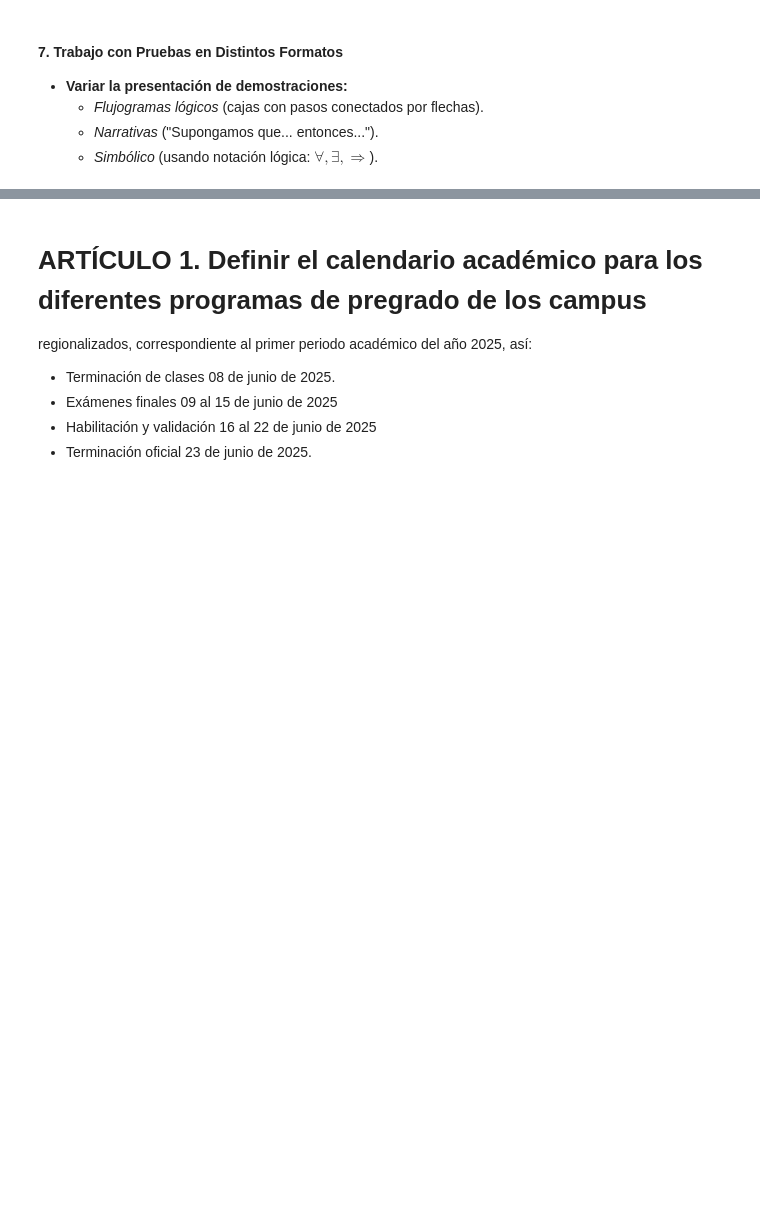
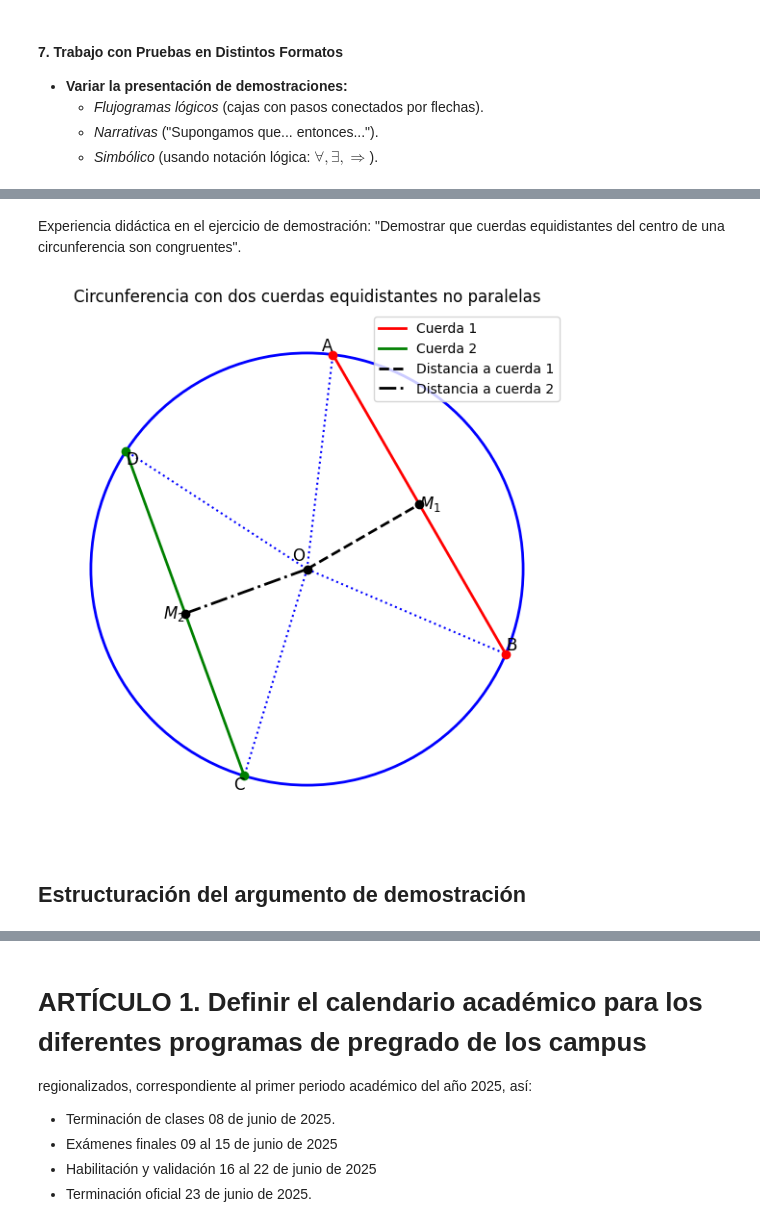
Before and after one commit to marco-canas/investigacion_en_asesoria, a Jupyter notebook: 2_secuencia_accion/2_Diseño_Proceso_IAE/Intervencion/3_asesoria_geometria/6_circunferencias/1_circunferencias.ipynb, the cells around one changed output, grey strips where cells are left out. Saved outputs shown, nothing was run; the diff lists cells and outputs as text; code cells hidden in the pictures; blank space fills up the shorter version.

Commit message:
cuerdas equidistantes no paralelas

```diff
--- a/2_secuencia_accion/2_Diseño_Proceso_IAE/Intervencion/3_asesoria_geometria/6_circunferencias/1_circunferencias.ipynb
+++ b/2_secuencia_accion/2_Diseño_Proceso_IAE/Intervencion/3_asesoria_geometria/6_circunferencias/1_circunferencias.ipynb
@@ -412,0 +412,76 @@ Clasificar el enunciado para elegir el método de demostración adecuado:
+# %% [markdown]
+Experiencia didáctica en el ejercicio de demostración: "Demostrar que cuerdas equidistantes del centro de una circunferencia son congruentes".
+# %%
+import numpy as np
+import matplotlib.pyplot as plt
+
+# Parámetros de la circunferencia
+r = 5
+center = (0, 0)
+
+# Ángulos para las cuerdas (no paralelas)
+theta1 = np.deg2rad(30)
+theta2 = np.deg2rad(100)
+theta3 = np.deg2rad(200)
+theta4 = np.deg2rad(280)
+
+# Distancia desde el centro a las cuerdas (misma para ambas)
+d = 3
+
+def chord_points(r, d, theta):
+    x0 = d * np.cos(theta)
+    y0 = d * np.sin(theta)
+    dx = -np.sin(theta)
+    dy = np.cos(theta)
+    l = np.sqrt(r**2 - d**2)
+    x1 = x0 + l * dx
+    y1 = y0 + l * dy
+    x2 = x0 - l * dx
+    y2 = y0 - l * dy
+    return (x1, y1), (x2, y2), (x0, y0)
+
+# Cuerda 1 (ángulo theta1)
+A, B, M1 = chord_points(r, d, theta1)
+# Cuerda 2 (ángulo theta3)
+C, D, M2 = chord_points(r, d, theta3)
+
+fig, ax = plt.subplots(figsize=(7,7))
+circle = plt.Circle(center, r, fill=False, color='blue', linewidth=2)
+ax.add_artist(circle)
+
+ax.plot([A[0], B[0]], [A[1], B[1]], 'r-', lw=2, label='Cuerda 1')
+ax.plot([C[0], D[0]], [C[1], D[1]], 'g-', lw=2, label='Cuerda 2')
+
+ax.plot([0, M1[0]], [0, M1[1]], 'k--', lw=2, label='Distancia a cuerda 1')
+ax.plot([0, M2[0]], [0, M2[1]], 'k-.', lw=2, label='Distancia a cuerda 2')
+
+for P in [A, B, C, D]:
+    ax.plot([0, P[0]], [0, P[1]], 'b:', lw=1.5)
+
+ax.plot(*A, 'ro')
+ax.plot(*B, 'ro')
+ax.plot(*C, 'go')
+ax.plot(*D, 'go')
+ax.plot(*M1, 'ko')
+ax.plot(*M2, 'ko')
+ax.plot(0, 0, 'ko')
+
+ax.text(*A, 'A', fontsize=12, ha='right', va='bottom')
+ax.text(*B, 'B', fontsize=12, ha='left', va='bottom')
+ax.text(*C, 'C', fontsize=12, ha='right', va='top')
+ax.text(*D, 'D', fontsize=12, ha='left', va='top')
+ax.text(*M1, '$M_1$', fontsize=12, ha='left', va='center')
+ax.text(*M2, '$M_2$', fontsize=12, ha='right', va='center')
+ax.text(0-0.2, 0+0.3, 'O', fontsize=12, ha='center', va='center')
+
+ax.set_aspect('equal')
+ax.set_xlim(-r-1, r+1)
+ax.set_ylim(-r-1, r+1)
+ax.axis('off')
+ax.legend(loc='upper right')
+plt.title('Circunferencia con dos cuerdas equidistantes no paralelas')
+plt.show()
+# %% [output]
+[figure, added]
+# %% [markdown]
+## Estructuración del argumento de demostración
```
Also changed, not shown: parts of 17 cells of this notebook, 2 other files.
